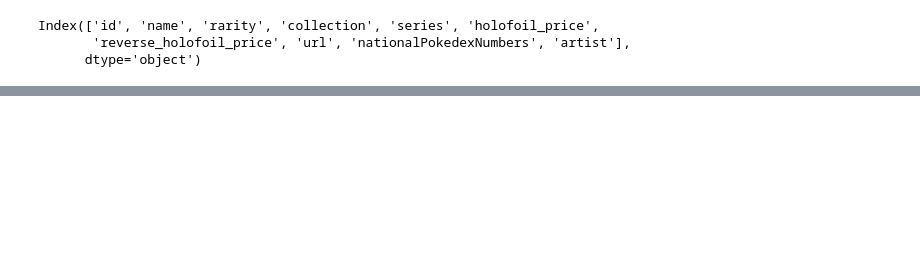
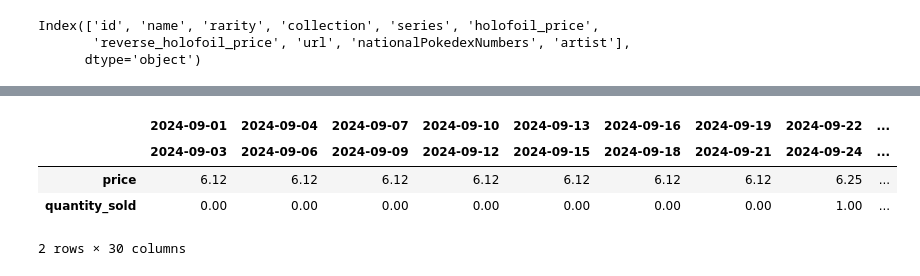
Before and after one commit to nayelsdk/Quantitative_Portfolio_Pokemon_Card, a Jupyter notebook: Scraping.ipynb, the cells around one changed output, grey strips where cells are left out. Saved outputs shown, nothing was run; the diff lists cells and outputs as text; code cells hidden in the pictures; blank space fills up the shorter version.

```diff
--- a/Scraping.ipynb
+++ b/Scraping.ipynb
@@ -66,0 +207,8 @@ titre
+# %%
+x
+# %% [output]
+|  | 2024-09-01 | 2024-09-04 | 2024-09-07 | 2024-09-10 | 2024-09-13 | 2024-09-16 | 2024-09-19 | 2024-09-22 | ... |
+|  | 2024-09-03 | 2024-09-06 | 2024-09-09 | 2024-09-12 | 2024-09-15 | 2024-09-18 | 2024-09-21 | 2024-09-24 | ... |
+| price | 6.12 | 6.12 | 6.12 | 6.12 | 6.12 | 6.12 | 6.12 | 6.25 | ... |
+| quantity_sold | 0.00 | 0.00 | 0.00 | 0.00 | 0.00 | 0.00 | 0.00 | 1.00 | ... |
+2 rows × 30 columns
```
Also changed, not shown: parts of 21 cells of this notebook, 2 other files.
